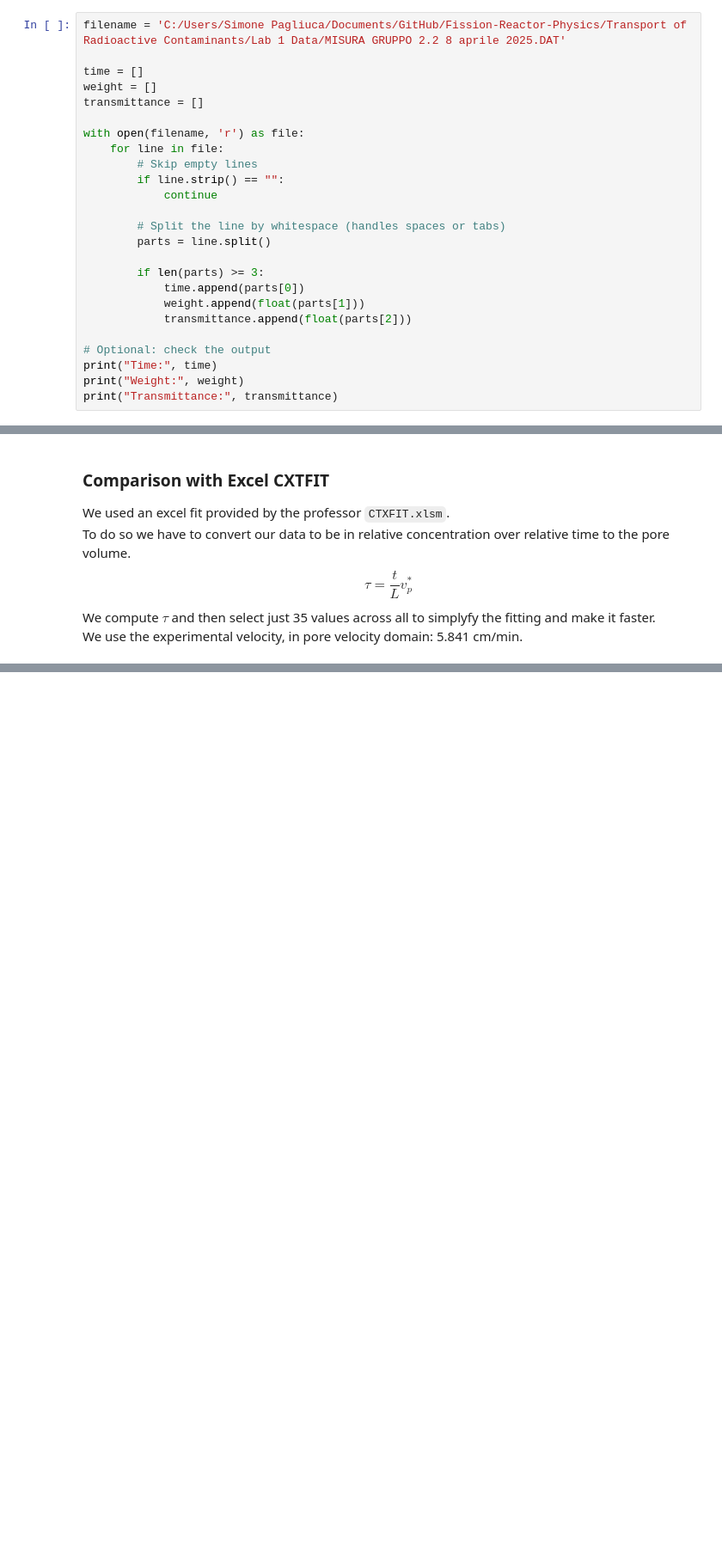
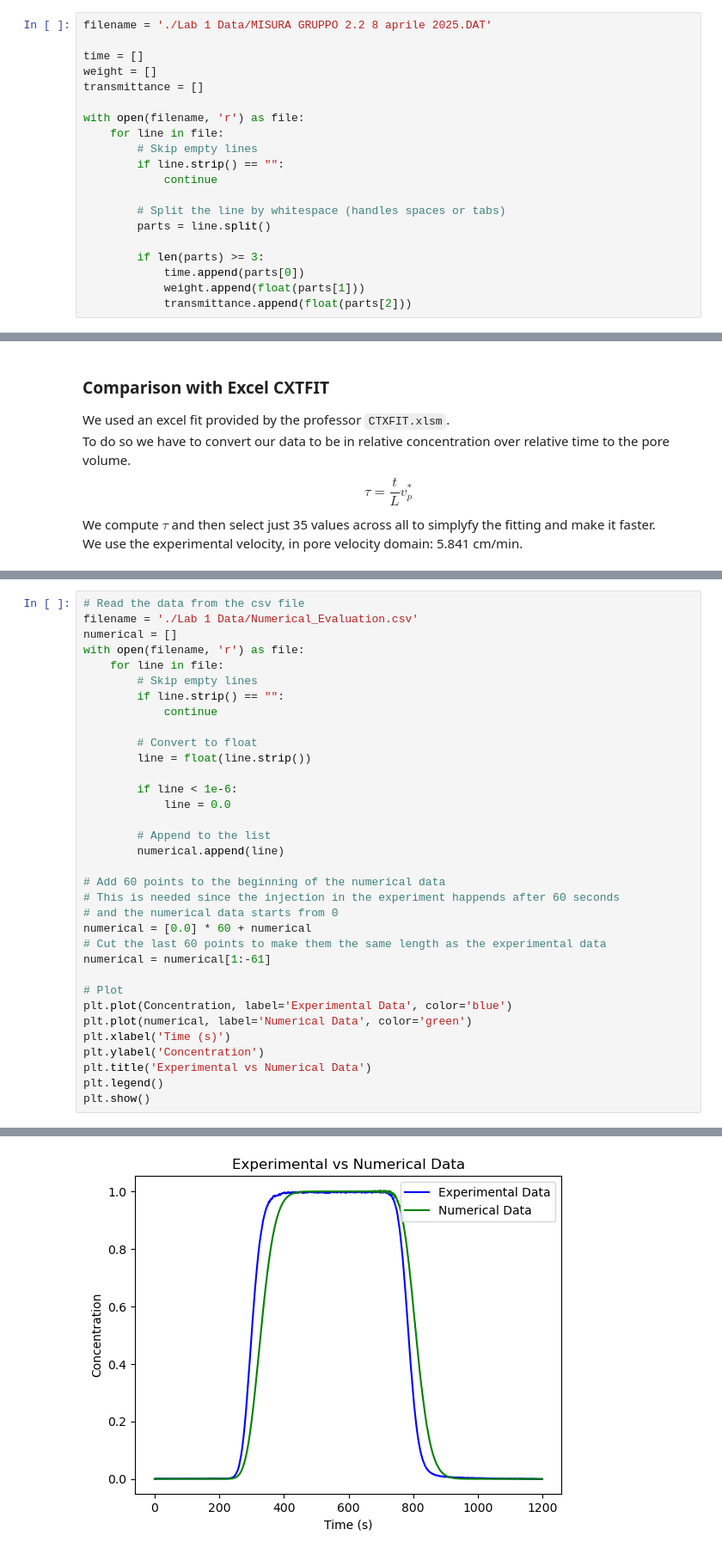
Before and after one commit to simo-pagliu/Magistrale, a Jupyter notebook: Transport of Radioactive Contaminants/Transport.ipynb, the cells around one changed output, grey strips where cells are left out. Shown at 86% size. Drawn from its saved outputs; the diff is of its cells as text; blank space fills up the shorter version.

Commit message:
Comparison with COTRA
Compare ezperimental results with a result from the numerical solved analytical model

```diff
--- a/Transport of Radioactive Contaminants/Transport.ipynb
+++ b/Transport of Radioactive Contaminants/Transport.ipynb
@@ -167,7 +167,7 @@ From this lower limit we choose to set it to $2 \frac{mL}{min}$ considering that
 # %% [markdown]
 ## Import Experimental Data
 # %%
-filename = 'C:/Users/Simone Pagliuca/Documents/GitHub/Fission-Reactor-Physics/Transport of Radioactive Contaminants/Lab 1 Data/MISURA GRUPPO 2.2 8 aprile 2025.DAT'
+filename = './Lab 1 Data/MISURA GRUPPO 2.2 8 aprile 2025.DAT'
 
 time = []
 weight = []
@@ -186,8 +186,3 @@ with open(filename, 'r') as file:
             time.append(parts[0])
             weight.append(float(parts[1]))
             transmittance.append(float(parts[2]))
-
-# Optional: check the output
-print("Time:", time)
-print("Weight:", weight)
-print("Transmittance:", transmittance)
@@ -371,0 +366,35 @@ Time length of the source in pore velocity time domain: 2.3964
+# %%
+# Read the data from the csv file
+filename = './Lab 1 Data/Numerical_Evaluation.csv'
+numerical = []
+with open(filename, 'r') as file:
+    for line in file:
+        # Skip empty lines
+        if line.strip() == "":
+            continue
+
+        # Convert to float
+        line = float(line.strip())
+
+        if line < 1e-6:
+            line = 0.0
+
+        # Append to the list
+        numerical.append(line)
+
+# Add 60 points to the beginning of the numerical data
+# This is needed since the injection in the experiment happends after 60 seconds
+# and the numerical data starts from 0
+numerical = [0.0] * 60 + numerical
+# Cut the last 60 points to make them the same length as the experimental data
+numerical = numerical[1:-61]
+
+# Plot
+plt.plot(Concentration, label='Experimental Data', color='blue')
+plt.plot(numerical, label='Numerical Data', color='green')
+plt.xlabel('Time (s)')
+plt.ylabel('Concentration')
+plt.title('Experimental vs Numerical Data')
+plt.legend()
+plt.show()
+# %% [output]
@@ -371,0 +402 @@ Time length of the source in pore velocity time domain: 2.3964
+[figure, added]
```
Also changed, not shown: parts of 8 cells of this notebook, 1 other file.
